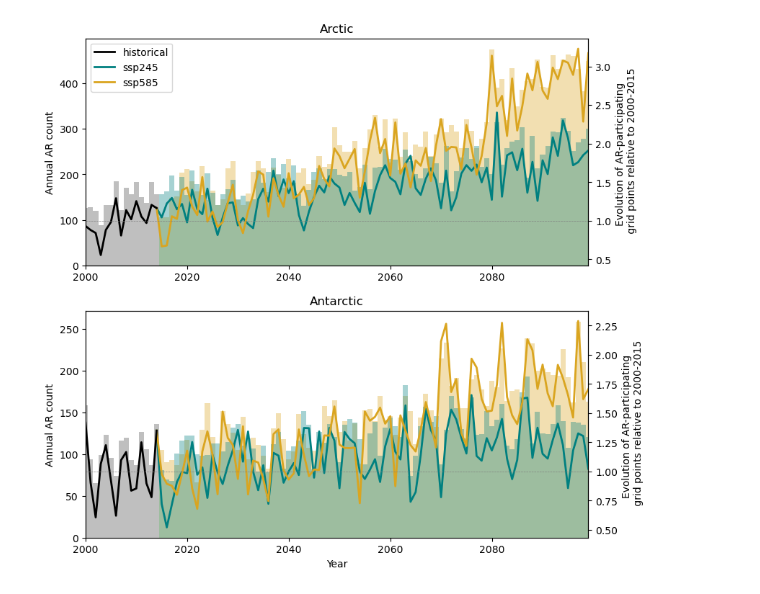
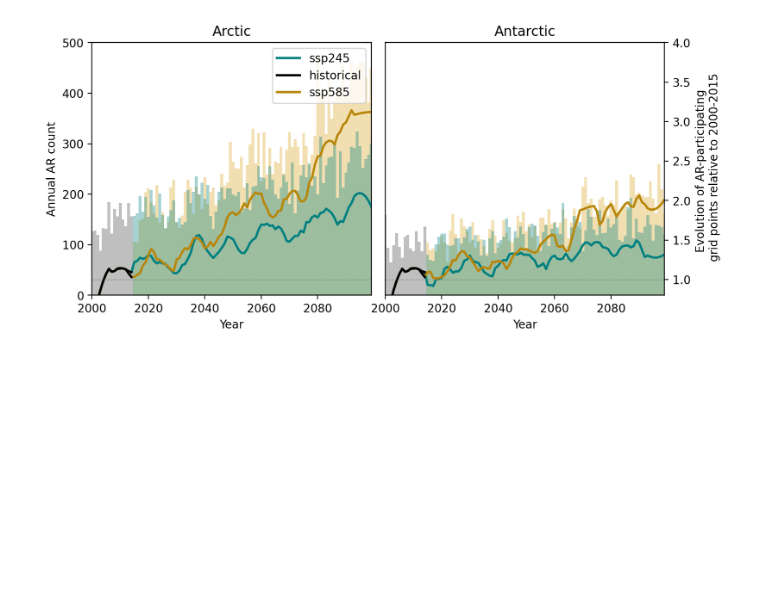
Before and after one commit to eScience-course/Tjaernoe2022-group5, a Jupyter notebook: notebooks/Remy/2_future_trend.ipynb, the cells around one changed output. Cells and saved outputs as stored; diff of their text form; code cells hidden in the pictures; blank space fills up the shorter version.

```diff
--- a/notebooks/Remy/2_future_trend.ipynb
+++ b/notebooks/Remy/2_future_trend.ipynb
@@ -46,10 +45,10 @@ AR_245 = xr.open_mfdataset("*_AR_detection_p93_ssp245.nc")
 # %%
-ARhist_N = np.loadtxt('ARhist_N')
-ARhist_S = np.loadtxt('ARhist_S')
-AR585_N = np.loadtxt('AR585_N')
-AR585_S = np.loadtxt('AR585_S')
-AR245_N = np.loadtxt('AR245_N')
-AR245_S = np.loadtxt('AR245_S')
+ARhist_N = np.loadtxt('/home/jovyan/Tjaernoe2022-group5/notebooks/Remy/ARhist_N')
+ARhist_S = np.loadtxt('/home/jovyan/Tjaernoe2022-group5/notebooks/Remy/ARhist_S')
+AR585_N = np.loadtxt('/home/jovyan/Tjaernoe2022-group5/notebooks/Remy/AR585_N')
+AR585_S = np.loadtxt('/home/jovyan/Tjaernoe2022-group5/notebooks/Remy/AR585_S')
+AR245_N = np.loadtxt('/home/jovyan/Tjaernoe2022-group5/notebooks/Remy/AR245_N')
+AR245_S = np.loadtxt('/home/jovyan/Tjaernoe2022-group5/notebooks/Remy/AR245_S')
 
 ARhist_N = pd.DataFrame({'ARcount':ARhist_N,'day':pd.date_range('2000-01-01',freq='d',periods=len(ARhist_N))})
 ARhist_S = pd.DataFrame({'ARcount':ARhist_S,'day':pd.date_range('2000-01-01',freq='d',periods=len(ARhist_S))})
@@ -58,6 +57,13 @@ AR585_S = pd.DataFrame({'ARcount':AR585_S,'day':pd.date_range('2000-01-01',freq=
 AR245_N = pd.DataFrame({'ARcount':AR245_N,'day':pd.date_range('2000-01-01',freq='d',periods=len(AR245_N))})
 AR245_S = pd.DataFrame({'ARcount':AR245_S,'day':pd.date_range('2000-01-01',freq='d',periods=len(AR245_S))})
 
+#ARhist_N = ARhist_N[ARhist_N.day.dt.month.isin([3,4,5])]
+#ARhist_S = ARhist_S[ARhist_S.day.dt.month.isin([9,10,11])]
+#AR585_N = AR585_N[AR585_N.day.dt.month.isin([3,4,5])]
+#AR585_S = AR585_S[AR585_S.day.dt.month.isin([9,10,11])]
+#AR245_N = AR245_N[AR245_N.day.dt.month.isin([3,4,5])]
+#AR245_S = AR245_S[AR245_S.day.dt.month.isin([9,10,11])]
+
 ARhist_N = ARhist_N.groupby(ARhist_N.day.dt.year).sum()
 ARhist_S = ARhist_S.groupby(ARhist_S.day.dt.year).sum()
 AR585_N = AR585_N.groupby(AR585_N.day.dt.year).sum()
@@ -65,25 +71,34 @@ AR585_S = AR585_S.groupby(AR585_S.day.dt.year).sum()
 AR245_N = AR245_N.groupby(AR245_N.day.dt.year).sum()
 AR245_S = AR245_S.groupby(AR245_S.day.dt.year).sum()
 # %%
-fig = plt.figure(figsize=(9,9))
+fig = plt.figure(figsize=(9,4),dpi=200)
 
-ax_ = plt.subplot(211)
-ax1_ = plt.subplot(212)
+ax_ = plt.subplot(121)
+ax1_ = plt.subplot(122)
 
 AR_hist_yr_ARC = AR_hist.sel(lat=slice(60,90))
+#AR_hist_yr_ARC = AR_hist_yr_ARC.where(AR_hist_yr_ARC.time.dt.month.isin([3,4,5]), drop=True)
 AR_hist_yr_ARC = AR_hist_yr_ARC.groupby(AR_hist_yr_ARC.time.dt.year).sum()
 AR_hist_yr_ARC = AR_hist_yr_ARC.reduce(np.sum,dim=('lat','lon'))
+
 AR_hist_yr_ANT = AR_hist.sel(lat=slice(-90,-60))
+#AR_hist_yr_ANT = AR_hist_yr_ANT.where(AR_hist_yr_ANT.time.dt.month.isin([9,10,11]), drop=True)
 AR_hist_yr_ANT = AR_hist_yr_ANT.groupby(AR_hist_yr_ANT.time.dt.year).sum()
 AR_hist_yr_ANT = AR_hist_yr_ANT.reduce(np.sum,dim=('lat','lon'))
 
+print(AR_hist_yr_ANT)
+
 baseline_arc = np.mean(AR_hist_yr_ARC.ivt.values)
 baseline_ant = np.mean(AR_hist_yr_ANT.ivt.values)
-print(baseline_arc)
-print(baseline_ant)
 
 histar = (AR_hist_yr_ARC.ivt.values/baseline_arc)
 histant = (AR_hist_yr_ANT.ivt.values/baseline_ant)
+
+from scipy.signal import savgol_filter
+
+def filt(da):
+    #return da
+    return savgol_filter(da,13,2)
 
 
 ax = ax_.twinx()
@@ -92,31 +107,32 @@ ax1 = ax1_.twinx()
 ax_.bar(AR_hist_yr_ARC.year,ARhist_N.ARcount,color='grey',alpha=0.5,width=1)
 ax1_.bar(AR_hist_yr_ANT.year,ARhist_S.ARcount,color='grey',alpha=0.5,width=1)
 
-ax.plot(AR_hist_yr_ARC.year,histar,label='historical',color='k',linewidth=2)
-ax1.plot(AR_hist_yr_ANT.year,histant,color='k',linewidth=2)
-
-#ax.plot(histar,label='historical',color='k')
-#ax1.plot(histant.astype(int),color='k')
-
-
-
-cols = ['teal','goldenrod']
+cols = ['teal','darkgoldenrod']
 cols1 = ['teal','goldenrod']
 
 
 k=0
 for ssp in ["ssp245","ssp585"]:
-    print("*_AR_detection_p93_"+ssp+".nc")
     AR_fut = xr.open_mfdataset("*_AR_detection_p93_"+ssp+".nc")
     AR_fut_yr_ARC = AR_fut.sel(lat=slice(60,90))
+    #AR_fut_yr_ARC = AR_fut_yr_ARC.where(AR_fut_yr_ARC.time.dt.month.isin([3,4,5]), drop=True)
     AR_fut_yr_ARC = AR_fut_yr_ARC.groupby(AR_fut_yr_ARC.time.dt.year).sum()
     AR_fut_yr_ARC = AR_fut_yr_ARC.reduce(np.sum,dim=('lat','lon'))
     AR_fut_yr_ANT = AR_fut.sel(lat=slice(-90,-60))
+    #AR_fut_yr_ANT = AR_fut_yr_ANT.where(AR_fut_yr_ANT.time.dt.month.isin([9,10,11]), drop=True)
     AR_fut_yr_ANT = AR_fut_yr_ANT.groupby(AR_fut_yr_ANT.time.dt.year).sum()
     AR_fut_yr_ANT = AR_fut_yr_ANT.reduce(np.sum,dim=('lat','lon'))
 
-    arloc = np.array(np.append(histar[-1],(AR_fut_yr_ARC.ivt.values/baseline_arc)))
-    antloc = np.array(np.append(histant[-1],(AR_fut_yr_ANT.ivt.values/baseline_ant)))
+    arloc = np.array(np.append(histar,(AR_fut_yr_ARC.ivt.values/baseline_arc)))
+    antloc = np.array(np.append(histant,(AR_fut_yr_ANT.ivt.values/baseline_ant)))
+    antloc = filt(antloc)
+    arloc = filt(arloc)
+
+    antloc_ = np.copy(antloc)
+    arloc_ = np.copy(arloc)
+
+    antloc_[:15] = (antloc[:15]+arloc[:15])/2.0
+    arloc_[:15] = (antloc[:15]+arloc[:15])/2.0
 
     if ssp=='ssp245':
         arloc245 = arloc
@@ -127,9 +143,15 @@ for ssp in ["ssp245","ssp585"]:
         ax_.bar(AR_fut_yr_ARC.year,AR585_N.ARcount,zorder=0,color=cols1[k],alpha=0.35,width=1)
         ax1_.bar(AR_fut_yr_ANT.year,AR585_S.ARcount,zorder=0,color=cols1[k],alpha=0.35,width=1)
 
-    ax1.plot(np.arange(2014,2100),antloc,color=cols[k],zorder=1,linewidth=2)
-    ax.plot(np.arange(2014,2100),arloc,label=ssp,color=cols[k],zorder=1,linewidth=2)
+    ax1.plot(np.arange(2000,2100),antloc_,color=cols[k],zorder=1,linewidth=2)
+    ax.plot(np.arange(2000,2100),arloc_,label=ssp,color=cols[k],zorder=1,linewidth=2)
 
+    ax1.plot(np.arange(2000,2015),antloc_[:15],color='k',zorder=1,linewidth=2)
+    if k==0:
+        lab = 'historical'
+    else:
+        lab = '_no_legend_'
+    ax.plot(np.arange(2000,2015),arloc_[:15],color='k',zorder=1,linewidth=2,label=lab)
 
     k=k+1
     AR_fut.close()
@@ -138,16 +160,29 @@ ax1.plot(np.arange(2000,2100),np.ones(100),linestyle='--',linewidth=0.5,color='g
 ax.plot(np.arange(2000,2100),np.ones(100),linestyle='--',linewidth=0.5,color='grey')
 
 ax_.set_ylabel('Annual AR count')
-ax1_.set_ylabel('Annual AR count')
 ax1_.set_xlabel('Year')
+ax_.set_xlabel('Year')
 
-ax.set_ylabel('Evolution of AR-participating \n grid points relative to 2000-2015')
 ax1.set_ylabel('Evolution of AR-participating \n grid points relative to 2000-2015')
 
 ax.legend()
+
+ax.set_ylim(0.8,4)
+ax1.set_ylim(0.8,4)
+
+ax_.set_ylim(0,500)
+ax1_.set_ylim(0,500)
+
+ax1_.set_yticks([])
+ax.set_yticks([])
+
+ax1.set_yticks([1,1.5,2,2.5,3,3.5,4])
+
+
 ax.set_title('Arctic')
 ax1.set_title('Antarctic')
 ax.set_xlim(2000,2099)
 ax1.set_xlim(2000,2099)
+plt.subplots_adjust(hspace=0.05,wspace=0.05)
 plt.show()
 # %% [output]
@@ -158 +195 @@ plt.show()
-[figure, old version]
+[figure, new version]
```
Also changed, not shown: parts of 2 cells of this notebook, 4 other files.
